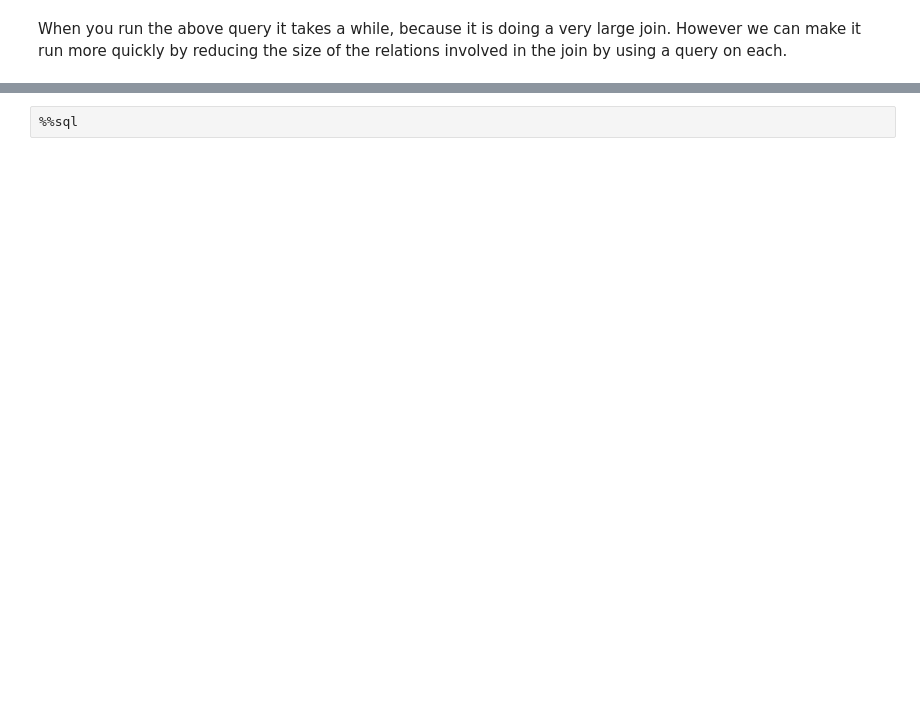
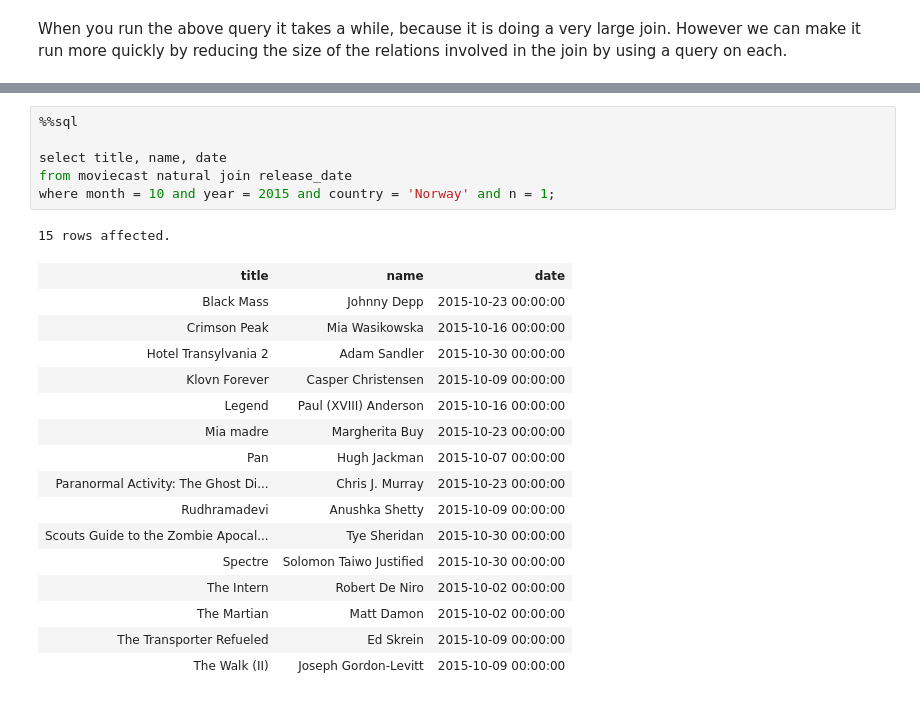
Before and after one commit to LutherCS/dmq-class-pub, a Jupyter notebook: JoiningTables.ipynb, the cells around one changed output, grey strips where cells are left out. Drawn from its saved outputs; the diff is of its cells as text; blank space fills up the shorter version.

```diff
--- a/JoiningTables.ipynb
+++ b/JoiningTables.ipynb
@@ -289,2 +351,24 @@ When you run the above query it takes a while, because it is doing a very large
-# %%
-%%sql
+# %%
+%%sql
+
+select title, name, date
+from moviecast natural join release_date
+where month = 10 and year = 2015 and country = 'Norway' and n = 1;
+# %% [output]
+15 rows affected.
+| title | name | date |
+| Black Mass | Johnny Depp | 2015-10-23 00:00:00 |
+| Crimson Peak | Mia Wasikowska | 2015-10-16 00:00:00 |
+| Hotel Transylvania 2 | Adam Sandler | 2015-10-30 00:00:00 |
+| Klovn Forever | Casper Christensen | 2015-10-09 00:00:00 |
+| Legend | Paul (XVIII) Anderson | 2015-10-16 00:00:00 |
+| Mia madre | Margherita Buy | 2015-10-23 00:00:00 |
+| Pan | Hugh Jackman | 2015-10-07 00:00:00 |
+| Paranormal Activity: The Ghost Di... | Chris J. Murray | 2015-10-23 00:00:00 |
+| Rudhramadevi | Anushka Shetty | 2015-10-09 00:00:00 |
+| Scouts Guide to the Zombie Apocal... | Tye Sheridan | 2015-10-30 00:00:00 |
+| Spectre | Solomon Taiwo Justified | 2015-10-30 00:00:00 |
+| The Intern | Robert De Niro | 2015-10-02 00:00:00 |
+| The Martian | Matt Damon | 2015-10-02 00:00:00 |
+| The Transporter Refueled | Ed Skrein | 2015-10-09 00:00:00 |
+| The Walk (II) | Joseph Gordon-Levitt | 2015-10-09 00:00:00 |
```
Also changed, not shown: parts of 5 cells of this notebook.
